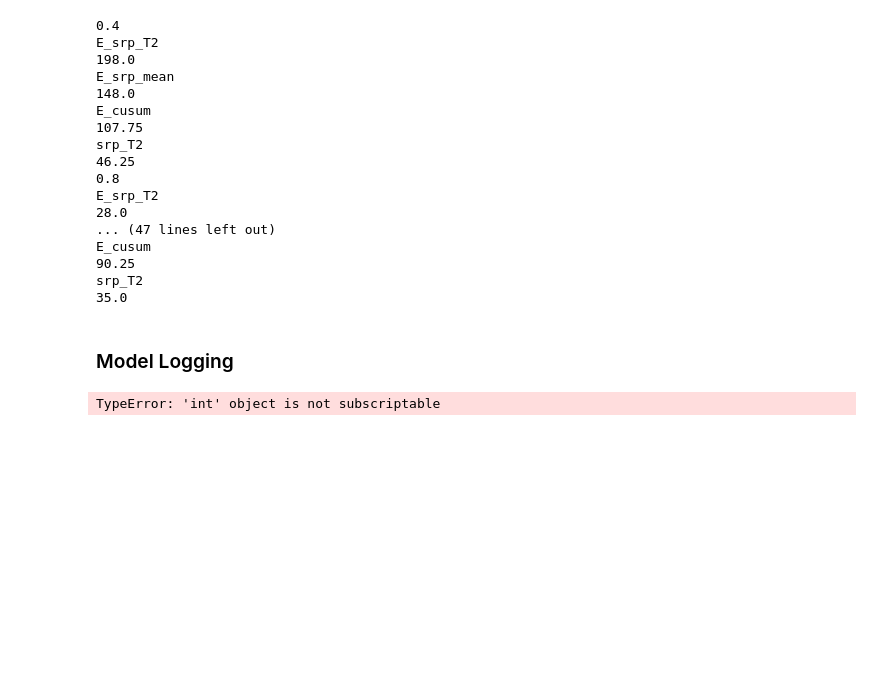
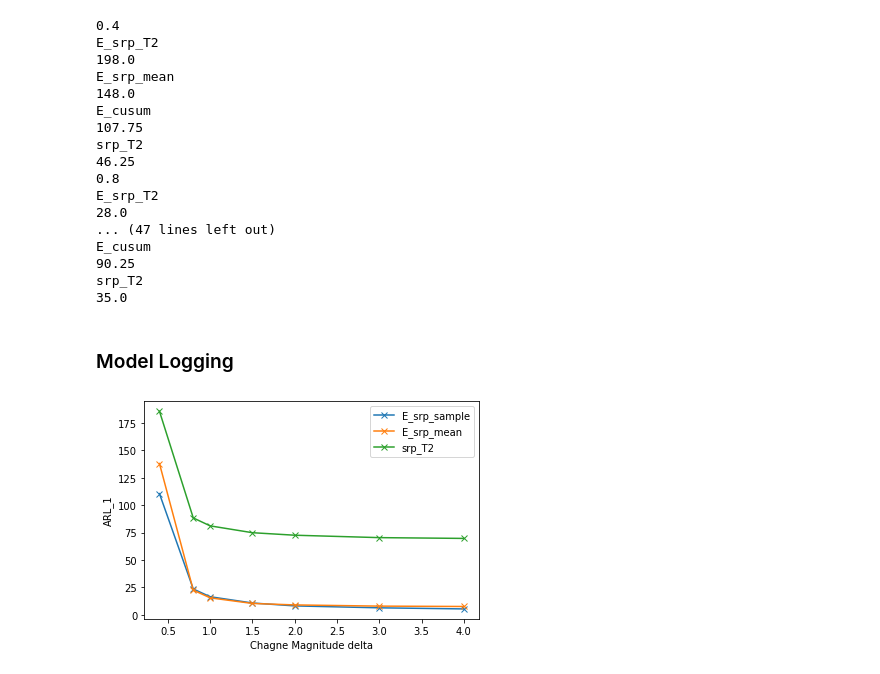
Before and after one commit to hyan46/ExtendedTSSRP, a Jupyter notebook: main.ipynb, the cells around one changed output. Drawn from its saved outputs; the diff is of its cells as text; code cells hidden in the pictures; blank space fills up the shorter version.

Commit message:
Add data visualization

```diff
--- a/main.ipynb
+++ b/main.ipynb
@@ -133,23 +133,23 @@ pickle.dump( experiment_log, open( filename, "wb" ))
 # %%
 import numpy as np
 import pickle
 # delta_all =  [0,0.1,0.2,0.3,0.4,0.5,0.6,0.8,1,1.2,1.5,1.8,2,3,4]
 delta_all =  [0.4,0.8,1,1.5,2,3,4]
-model_name = ['ETSSRP_srp_model','ETSCUSUM_srp_model','TSSRP_srp_model','TSCUSUM_srp_model','orcale_model','ETSSRP_srp_model_T1','ETSSRP_srp_model_mean','ETSCUSUM_srp_model_mean']
-experiment_log = pickle.load( open( "2020Mar27_2215_exp.pickle", "rb" ) )
+model_name = ['E_srp_sample','E_srp_mean','E_cusum','srp_T2']
+experiment_log = pickle.load( open( "2020Mar28_1020_exp.pickle", "rb" ) )
 ARL_all_new = experiment_log['ARL1']
 
 #ARL_5 = pickle.load( open( "ARL_5.pickle", "rb" ) )
 #ARL_67 = pickle.load( open( "ARL_67.pickle", "rb" ) )
 #ARL_all_new = np.concatenate((ARL_all,ARL_5[[5],:]),0)
 #ARL_all_new = np.concatenate((ARL_all_new,ARL_67[[6,7],:]),0)
-nmodels = 8
+nmodels = 4
 import matplotlib.pyplot as plt
 %matplotlib inline
-for i in range(nmodels):
-    plt.plot(delta_all,ARL_all_new[i,:],label=model_name[i])
+for i in [0,1,3]:
+    plt.plot(delta_all,ARL_all_new[i,:],'x-',label=model_name[i])
     plt.xlabel('Chagne Magnitude delta')
     plt.ylabel('ARL_1')
     plt.legend()
 # %% [output]
-TypeError: 'int' object is not subscriptable
+[figure, added]
```
Also changed, not shown: 3 other files.
